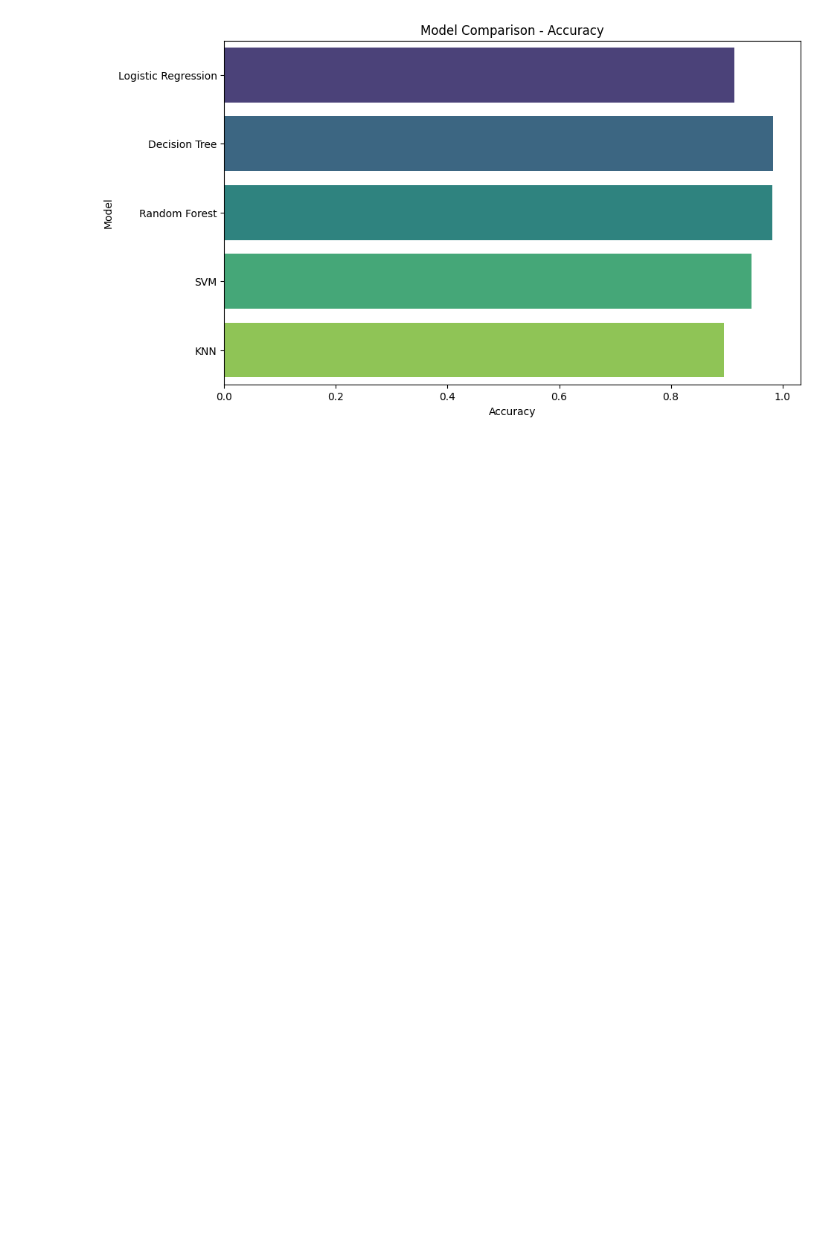
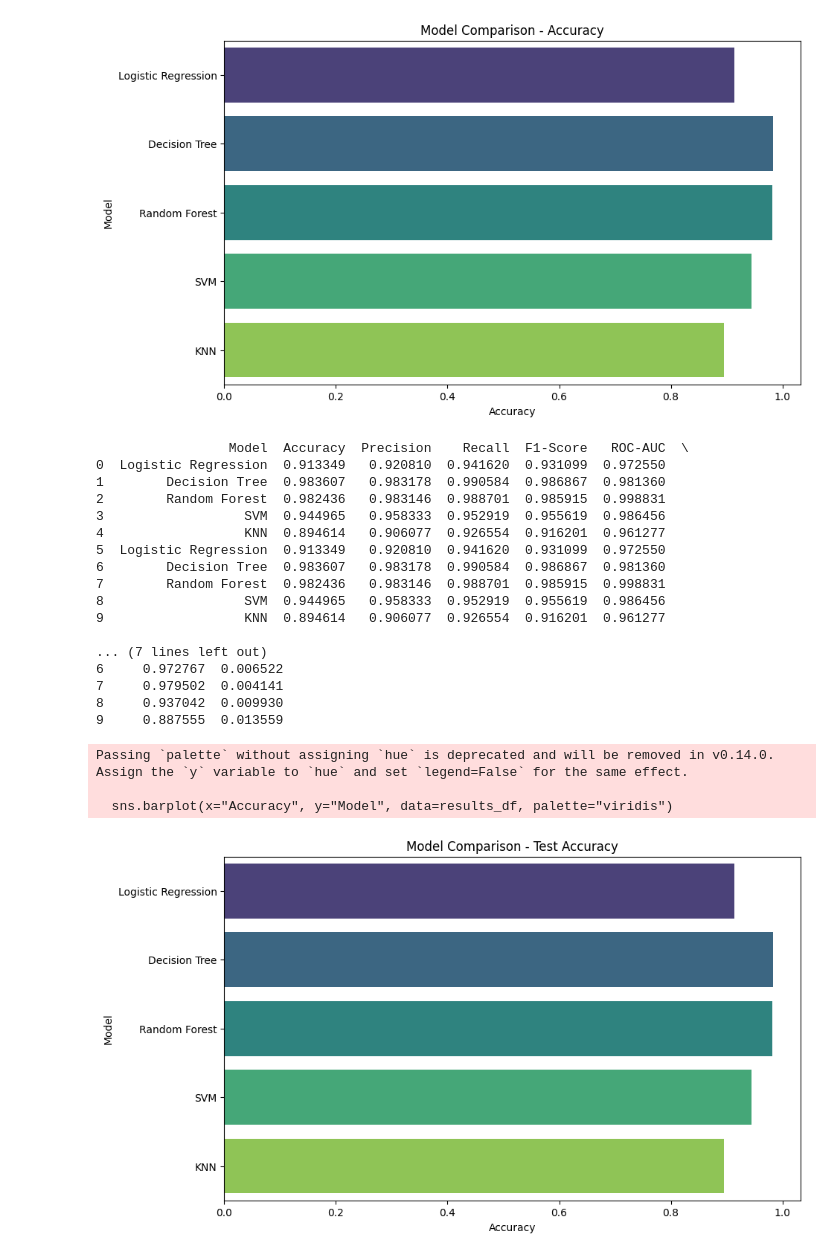
Before and after one commit to Umer-prog/ML-Projects, a Jupyter notebook: Loan Approval/notebooks/model.ipynb, the cells around one changed output. Drawn from its saved outputs; the diff is of its cells as text; code cells hidden in the pictures; blank space fills up the shorter version.

```diff
--- a/Loan Approval/notebooks/model.ipynb
+++ b/Loan Approval/notebooks/model.ipynb
@@ -98,3 +98,65 @@ Passing `palette` without assigning `hue` is deprecated and will be removed in v
 
   sns.barplot(x="Accuracy", y="Model", data=results_df, palette="viridis")
 [figure]
+# %%
+resultscv = []
+cv = StratifiedKFold(n_splits=5, shuffle=True, random_state=42)
+
+# =======================
+# 6. Train & Evaluate
+# =======================
+for name, model in models.items():
+    # Cross-validation on training set
+    cv_scores = cross_val_score(model, X_train, y_train, cv=cv, scoring='accuracy')
+
+    # Fit on training + predict test set
+    model.fit(X_train, y_train)
+    y_pred = model.predict(X_test)
+    y_proba = model.predict_proba(X_test)[:,1] if hasattr(model, "predict_proba") else None
+
+    acc = accuracy_score(y_test, y_pred)
+    prec = precision_score(y_test, y_pred)
+    rec = recall_score(y_test, y_pred)
+    f1 = f1_score(y_test, y_pred)
+    roc = roc_auc_score(y_test, y_proba) if y_proba is not None else np.nan
+
+    results.append([name, acc, prec, rec, f1, roc, cv_scores.mean(), cv_scores.std()])
+# %%
+# =======================
+# 7. Results DataFrame
+# =======================
+results_df = pd.DataFrame(results, columns=[
+    "Model", "Accuracy", "Precision", "Recall", "F1-Score", "ROC-AUC",
+    "CV Mean Acc", "CV Std"
+])
+print(results_df)
+
+# =======================
+# 8. Visualization
+# =======================
+plt.figure(figsize=(10,6))
+sns.barplot(x="Accuracy", y="Model", data=results_df, palette="viridis")
+plt.title("Model Comparison - Test Accuracy")
+plt.show()
+# %% [output]
+                 Model  Accuracy  Precision    Recall  F1-Score   ROC-AUC  \
+0  Logistic Regression  0.913349   0.920810  0.941620  0.931099  0.972550
+1        Decision Tree  0.983607   0.983178  0.990584  0.986867  0.981360
+2        Random Forest  0.982436   0.983146  0.988701  0.985915  0.998831
+3                  SVM  0.944965   0.958333  0.952919  0.955619  0.986456
+4                  KNN  0.894614   0.906077  0.926554  0.916201  0.961277
+5  Logistic Regression  0.913349   0.920810  0.941620  0.931099  0.972550
+6        Decision Tree  0.983607   0.983178  0.990584  0.986867  0.981360
+7        Random Forest  0.982436   0.983146  0.988701  0.985915  0.998831
+8                  SVM  0.944965   0.958333  0.952919  0.955619  0.986456
+9                  KNN  0.894614   0.906077  0.926554  0.916201  0.961277
+
+... (7 lines left out)
+6     0.972767  0.006522
+7     0.979502  0.004141
+8     0.937042  0.009930
+9     0.887555  0.013559
+Passing `palette` without assigning `hue` is deprecated and will be removed in v0.14.0. Assign the `y` variable to `hue` and set `legend=False` for the same effect.
+
+  sns.barplot(x="Accuracy", y="Model", data=results_df, palette="viridis")
+[figure, added]
```
Also changed, not shown: parts of 1 cell of this notebook.
